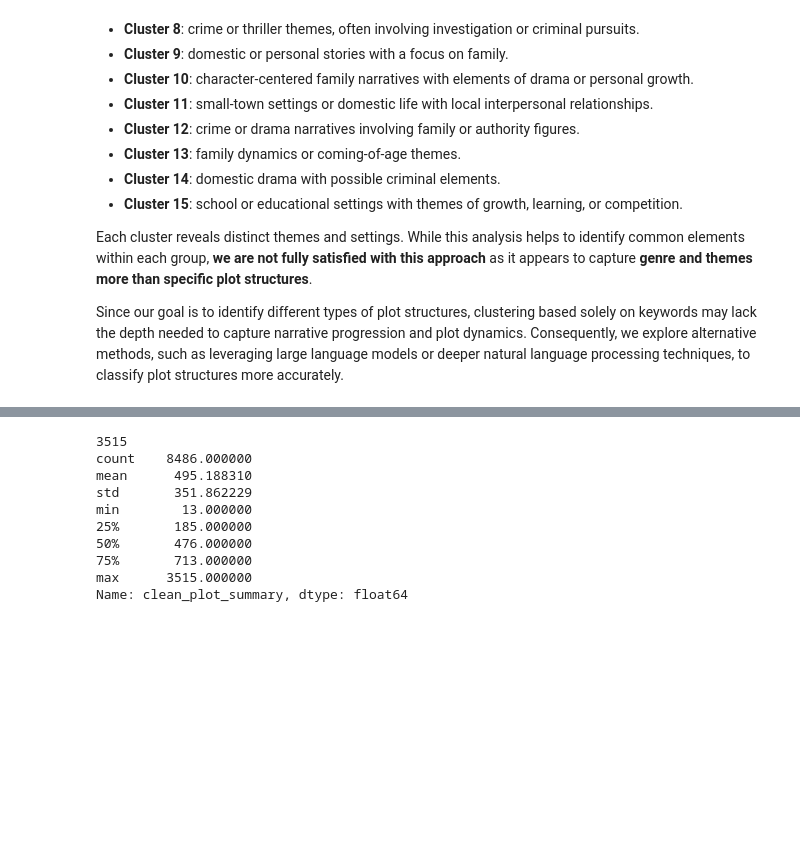
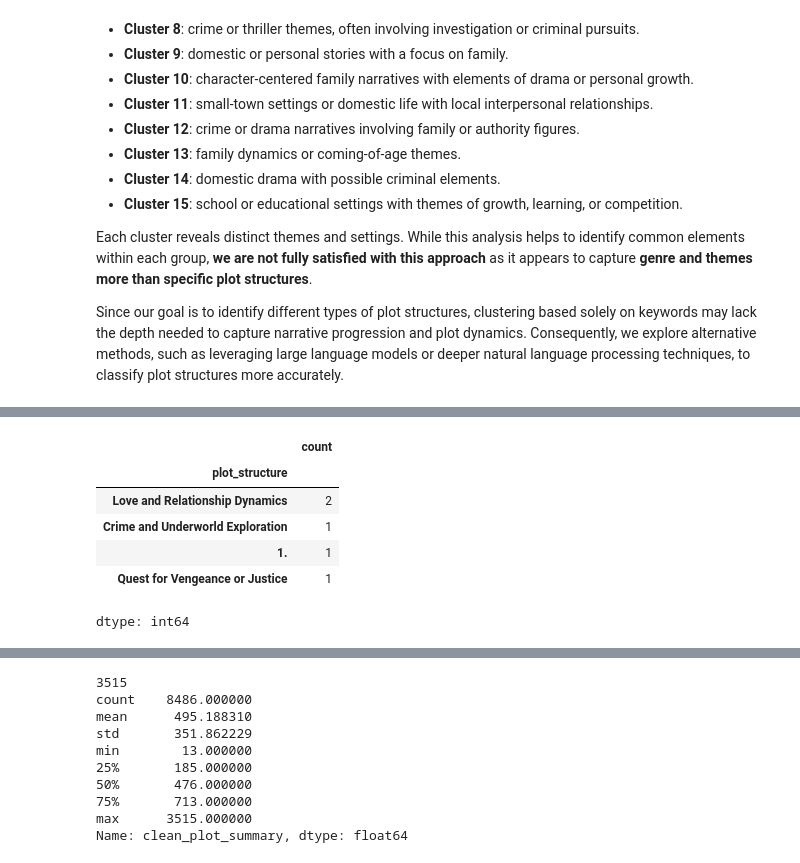
Before and after one commit to arthurEpfl/CMU_MovieCorpus_Data_Analysis, a Jupyter notebook: src/summaries.ipynb, the cells around one changed output, grey strips where cells are left out. Saved outputs shown, nothing was run; the diff lists cells and outputs as text; code cells hidden in the pictures; blank space fills up the shorter version.

```diff
--- a/src/summaries.ipynb
+++ b/src/summaries.ipynb
@@ -295,0 +416,10 @@ Error:
+# %%
+test_sample_2['plot_structure'].value_counts()
+# %% [output]
+|  | count |
+| plot_structure |  |
+| Love and Relationship Dynamics | 2 |
+| Crime and Underworld Exploration | 1 |
+| 1. | 1 |
+| Quest for Vengeance or Justice | 1 |
+dtype: int64
```
Also changed, not shown: parts of 15 cells of this notebook.
